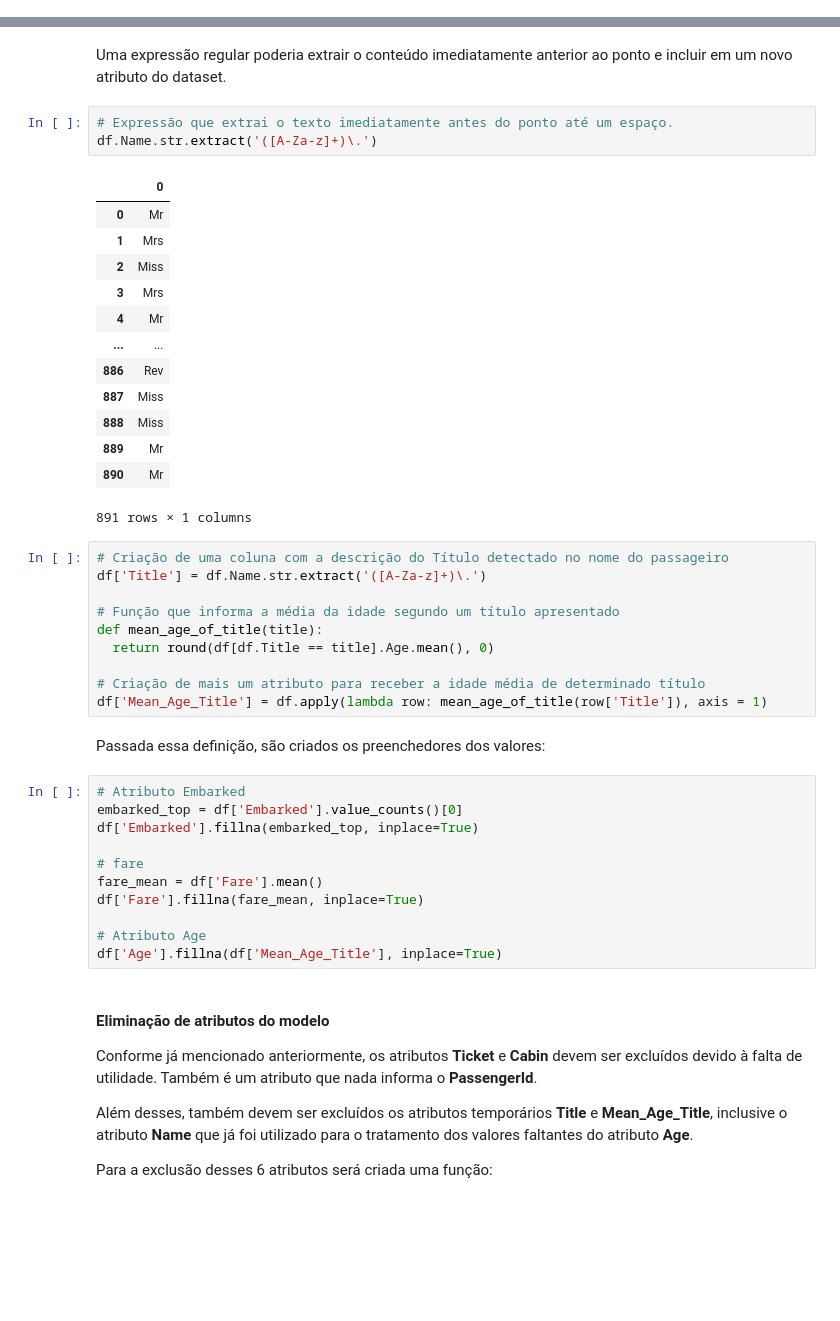
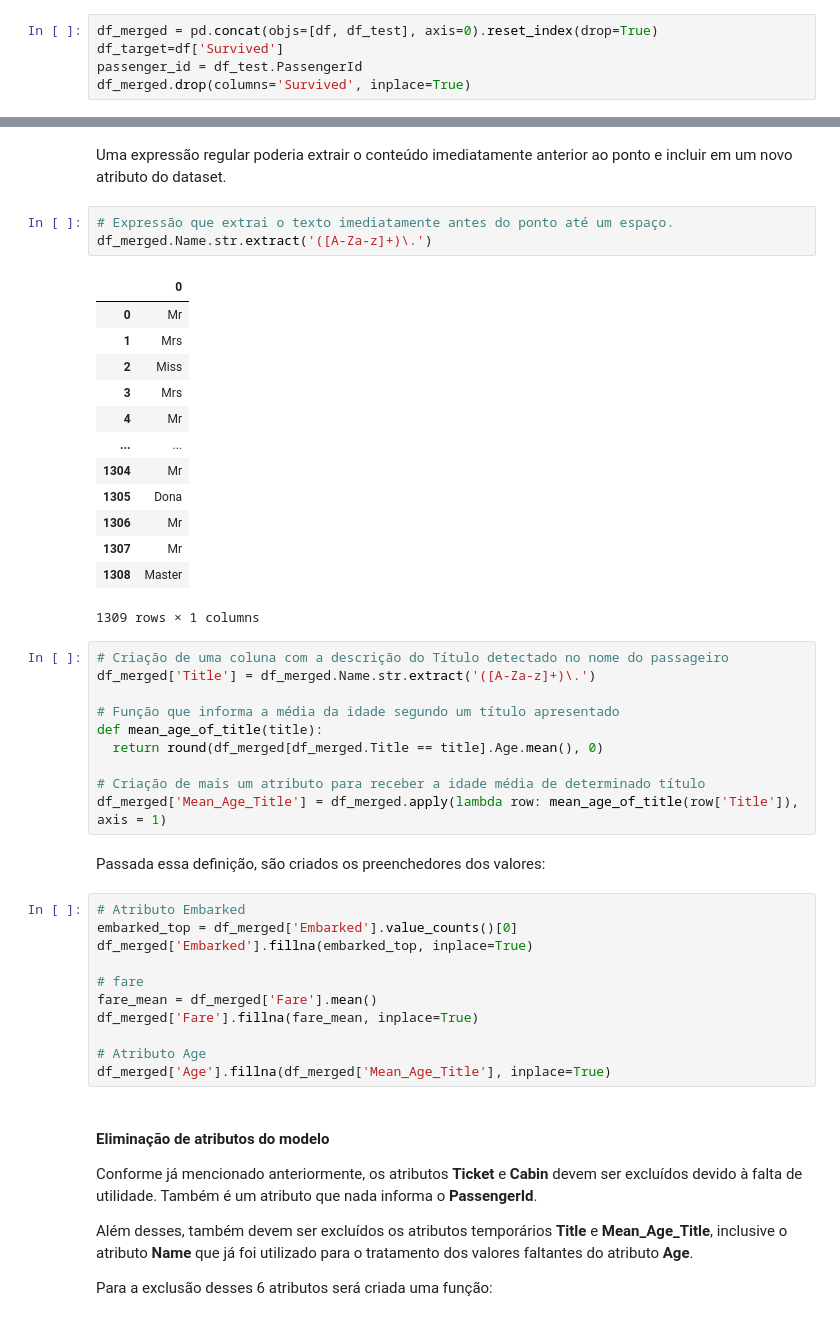
Before and after one commit to alexvaroz/data_science_alem_do_basico, a Jupyter notebook: Classificacao_Titanic.ipynb, the cells around one changed output, grey strips where cells are left out. Saved outputs shown, nothing was run; the diff lists cells and outputs as text; blank space fills up the shorter version.

```diff
--- a/Classificacao_Titanic.ipynb
+++ b/Classificacao_Titanic.ipynb
@@ -250,0 +279,5 @@ Com os dados já conhecidos, chega o momento de prepará-los para a modelagem. E
+# %%
+df_merged = pd.concat(objs=[df, df_test], axis=0).reset_index(drop=True)
+df_target=df['Survived']
+passenger_id = df_test.PassengerId
+df_merged.drop(columns='Survived', inplace=True)
@@ -303,44 +343,44 @@ Name: Name, Length: 891, dtype: object
 Uma expressão regular poderia extrair o conteúdo imediatamente anterior ao ponto e incluir em um novo atributo do dataset.
 # %%
 # Expressão que extrai o texto imediatamente antes do ponto até um espaço.
-df.Name.str.extract('([A-Za-z]+)\.')
+df_merged.Name.str.extract('([A-Za-z]+)\.')
 # %% [output]
 |  | 0 |
 | 0 | Mr |
 | 1 | Mrs |
 | 2 | Miss |
 | 3 | Mrs |
 | 4 | Mr |
 | ... | ... |
-| 886 | Rev |
-| 887 | Miss |
-| 888 | Miss |
-| 889 | Mr |
-| 890 | Mr |
+| 1304 | Mr |
+| 1305 | Dona |
+| 1306 | Mr |
+| 1307 | Mr |
+| 1308 | Master |
-891 rows × 1 columns
+1309 rows × 1 columns
 # %%
 # Criação de uma coluna com a descrição do Título detectado no nome do passageiro
-df['Title'] = df.Name.str.extract('([A-Za-z]+)\.')
+df_merged['Title'] = df_merged.Name.str.extract('([A-Za-z]+)\.')
 
 # Função que informa a média da idade segundo um título apresentado
 def mean_age_of_title(title):
-  return round(df[df.Title == title].Age.mean(), 0)
+  return round(df_merged[df_merged.Title == title].Age.mean(), 0)
 
 # Criação de mais um atributo para receber a idade média de determinado título
-df['Mean_Age_Title'] = df.apply(lambda row: mean_age_of_title(row['Title']), axis = 1)
+df_merged['Mean_Age_Title'] = df_merged.apply(lambda row: mean_age_of_title(row['Title']), axis = 1)
 # %% [markdown]
 Passada essa definição, são criados os preenchedores dos valores:
 # %%
 # Atributo Embarked
-embarked_top = df['Embarked'].value_counts()[0]
-df['Embarked'].fillna(embarked_top, inplace=True)
+embarked_top = df_merged['Embarked'].value_counts()[0]
+df_merged['Embarked'].fillna(embarked_top, inplace=True)
 
 # fare
-fare_mean = df['Fare'].mean()
-df['Fare'].fillna(fare_mean, inplace=True)
+fare_mean = df_merged['Fare'].mean()
+df_merged['Fare'].fillna(fare_mean, inplace=True)
 
 # Atributo Age
-df['Age'].fillna(df['Mean_Age_Title'], inplace=True)
+df_merged['Age'].fillna(df_merged['Mean_Age_Title'], inplace=True)
 # %% [markdown]
 #### Eliminação de atributos do modelo
 
```
Also changed, not shown: parts of 56 cells of this notebook.
